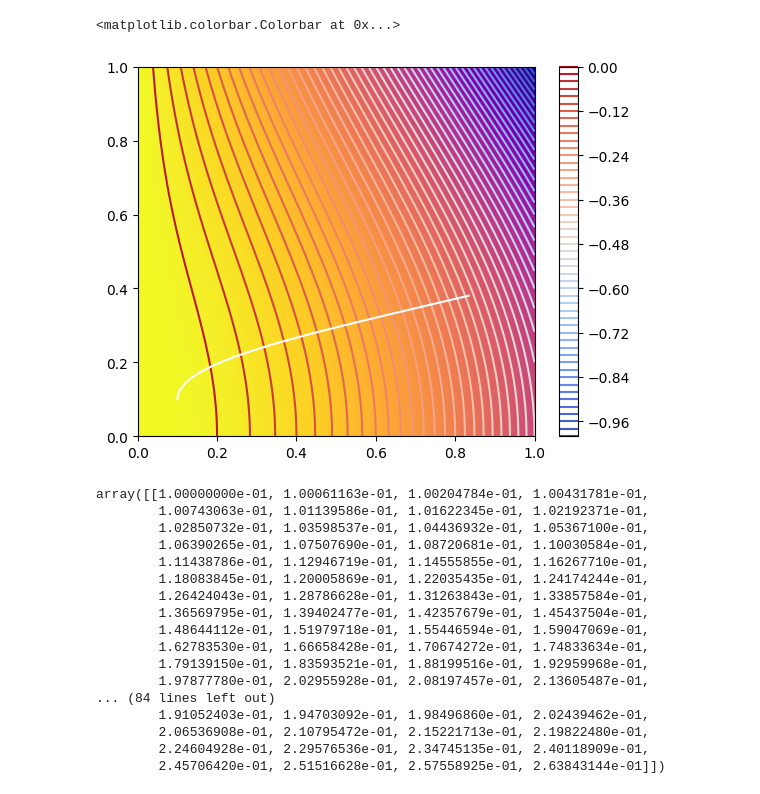
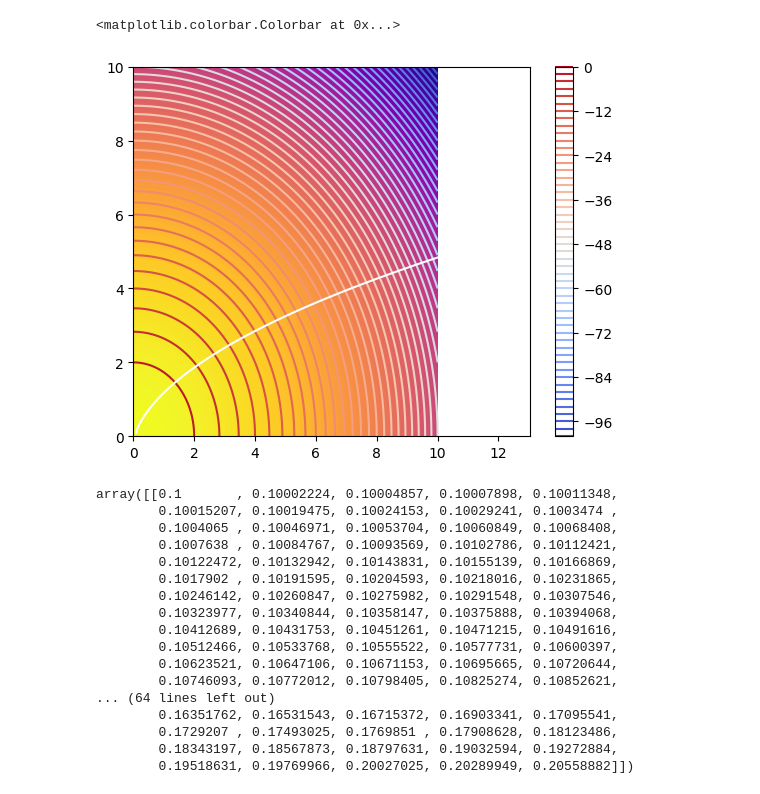
Before and after one commit to SUPARNAJIT-lang/Dynamics_de_chargeparticle, a Jupyter notebook: Charged Particle in Conv. E.F.ipynb, the cells around one changed output. Drawn from its saved outputs; the diff is of its cells as text; code cells hidden in the pictures.

```diff
--- a/Charged Particle in Conv. E.F.ipynb
+++ b/Charged Particle in Conv. E.F.ipynb
@@ -6,9 +6,9 @@ import numpy as np
 
 x, y = sp.symbols('x y')
 
-Ex=(x+y)
+Ex=(x+y**2)
 
-Ey=(y*x)
+Ey=(y)
 
 #Potential calculation:
 def V(x,y):
@@ -43,8 +43,8 @@ Ey1=sp.lambdify((x,y),Ey,"numpy")
 
 
 #Plotting:
-x=np.linspace(0,1,100)
-y=np.linspace(0,1,100)
+x=np.linspace(0,10,100)
+y=np.linspace(0,10,100)
 
 
 X,Y=np.meshgrid(x,y)
@@ -53,52 +53,52 @@ X,Y=np.meshgrid(x,y)
 
 #Particle Dynamics:
 
-t=np.linspace(0,2,100)
+t=np.linspace(0,4,100)
 
 q=1 #charge of particle
 m=1 #mass of particle
 
 def dynamics(state,t):
     x,y,vx,vy=state
 
     ax=(q/m)*Ex1(x,y)
     ay=(q/m)*Ey1(x,y)
 
     return [vx,vy,ax,ay]
 
 state0=[0.1,0.1,0.001,0.1]
 
 sol=odeint(dynamics,state0,t)
 
 x1,y1,vx1,vy1=sol.T
 
 #Potential curve:
 plt.contourf(x,y,V31(X,Y),levels=200,cmap="plasma")
 plt.contour(x,y,V31(X,Y),levels=60,cmap="coolwarm")
 
 #Particle curve:
 plt.plot(x1,y1,color="white")
 plt.colorbar()
 # %% [output]
 <matplotlib.colorbar.Colorbar at 0x...>
-[figure, old version]
+[figure, new version]
 # %%
 sol.T
 # %% [output]
-array([[1.00000000e-01, 1.00061163e-01, 1.00204784e-01, 1.00431781e-01,
-        1.00743063e-01, 1.01139586e-01, 1.01622345e-01, 1.02192371e-01,
-        1.02850732e-01, 1.03598537e-01, 1.04436932e-01, 1.05367100e-01,
-        1.06390265e-01, 1.07507690e-01, 1.08720681e-01, 1.10030584e-01,
-        1.11438786e-01, 1.12946719e-01, 1.14555855e-01, 1.16267710e-01,
-        1.18083845e-01, 1.20005869e-01, 1.22035435e-01, 1.24174244e-01,
-        1.26424043e-01, 1.28786628e-01, 1.31263843e-01, 1.33857584e-01,
-        1.36569795e-01, 1.39402477e-01, 1.42357679e-01, 1.45437504e-01,
-        1.48644112e-01, 1.51979718e-01, 1.55446594e-01, 1.59047069e-01,
-        1.62783530e-01, 1.66658428e-01, 1.70674272e-01, 1.74833634e-01,
-        1.79139150e-01, 1.83593521e-01, 1.88199516e-01, 1.92959968e-01,
-        1.97877780e-01, 2.02955928e-01, 2.08197457e-01, 2.13605487e-01,
-... (84 lines left out)
-        1.91052403e-01, 1.94703092e-01, 1.98496860e-01, 2.02439462e-01,
-        2.06536908e-01, 2.10795472e-01, 2.15221713e-01, 2.19822480e-01,
-        2.24604928e-01, 2.29576536e-01, 2.34745135e-01, 2.40118909e-01,
-        2.45706420e-01, 2.51516628e-01, 2.57558925e-01, 2.63843144e-01]])
+array([[0.1       , 0.10002224, 0.10004857, 0.10007898, 0.10011348,
+        0.10015207, 0.10019475, 0.10024153, 0.10029241, 0.1003474 ,
+        0.1004065 , 0.10046971, 0.10053704, 0.10060849, 0.10068408,
+        0.1007638 , 0.10084767, 0.10093569, 0.10102786, 0.10112421,
+        0.10122472, 0.10132942, 0.10143831, 0.10155139, 0.10166869,
+        0.1017902 , 0.10191595, 0.10204593, 0.10218016, 0.10231865,
+        0.10246142, 0.10260847, 0.10275982, 0.10291548, 0.10307546,
+        0.10323977, 0.10340844, 0.10358147, 0.10375888, 0.10394068,
+        0.10412689, 0.10431753, 0.10451261, 0.10471215, 0.10491616,
+        0.10512466, 0.10533768, 0.10555522, 0.10577731, 0.10600397,
+        0.10623521, 0.10647106, 0.10671153, 0.10695665, 0.10720644,
+        0.10746093, 0.10772012, 0.10798405, 0.10825274, 0.10852621,
+... (64 lines left out)
+        0.16351762, 0.16531543, 0.16715372, 0.16903341, 0.17095541,
+        0.1729207 , 0.17493025, 0.1769851 , 0.17908628, 0.18123486,
+        0.18343197, 0.18567873, 0.18797631, 0.19032594, 0.19272884,
+        0.19518631, 0.19769966, 0.20027025, 0.20289949, 0.20558882]])
```
